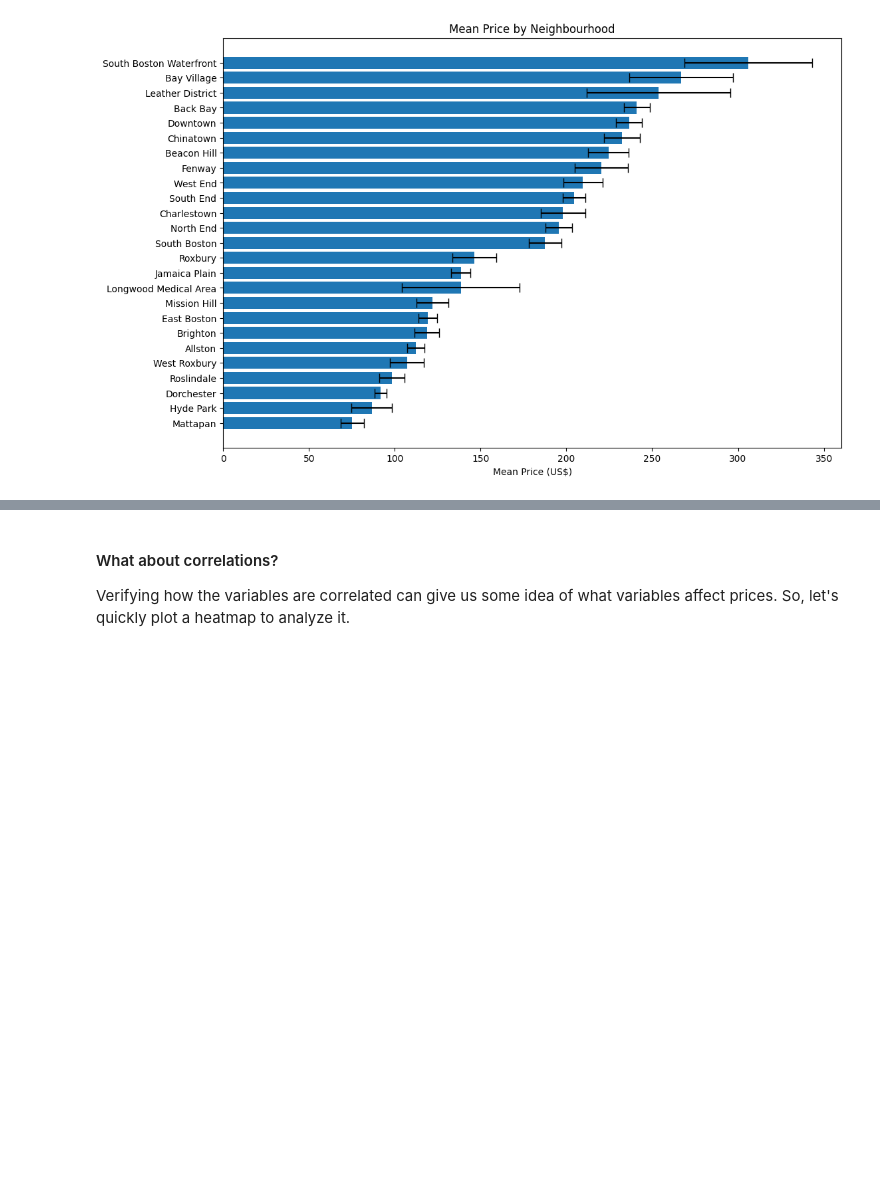
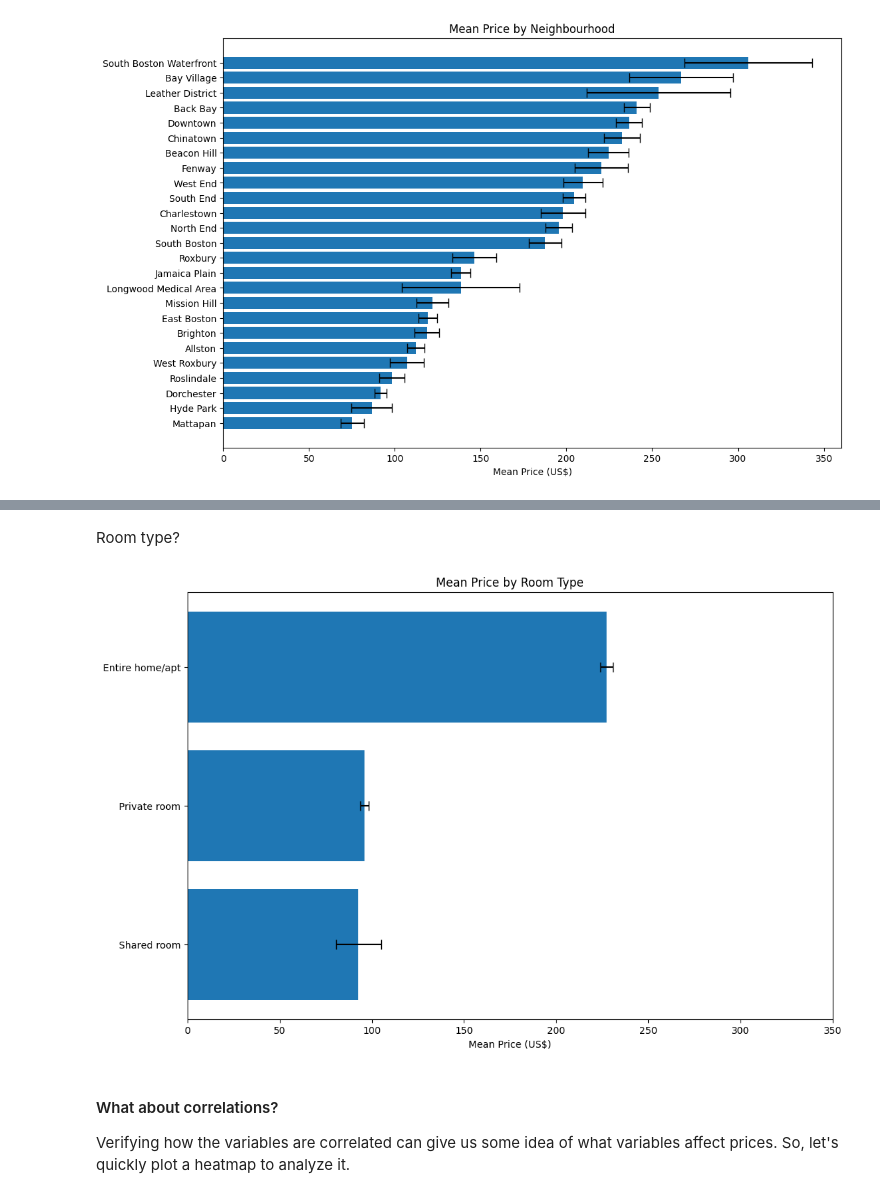
Before and after one commit to daniloarruda13/airbnb-boston-udacity, a Jupyter notebook: Boston_AIRbnb.ipynb, the cells around one changed output, grey strips where cells are left out. Cells and saved outputs as stored; diff of their text form; code cells hidden in the pictures; blank space fills up the shorter version.

```diff
--- a/Boston_AIRbnb.ipynb
+++ b/Boston_AIRbnb.ipynb
@@ -885,3 +909,27 @@ We can see that the prices range from a bit less than 100$ to almost 300$. It is
+# %% [markdown]
+Room type?
+# %%
+#Subsetting the original dataset for ploting
+plot_dataset = listing[['price', 'room_type']]
+
+# Group by neighbourhood and calculate the mean price and standard error
+grouped = plot_dataset.groupby('room_type')['price']
+mean_prices = grouped.mean()
+std_err = grouped.sem()
+
+
+# Sort the mean prices by neighbourhood in ascending order
+sorted_mean_prices = mean_prices.sort_values()
+
+# Plot the sorted mean prices with error bars as horizontal bars
+plt.figure(figsize=(12, 8))
+plt.barh(sorted_mean_prices.index, sorted_mean_prices, xerr=std_err.reindex(sorted_mean_prices.index), capsize=5)
+plt.xlim(0,350)
+plt.title('Mean Price by Room Type')
+plt.xlabel('Mean Price (US$)')
+plt.show()
+# %% [output]
+[figure, added]
 # %% [markdown]
 #### What about correlations?
 Verifying how the variables are correlated can give us some idea of what variables affect prices. So, let's quickly plot a heatmap to analyze it.
```
Also changed, not shown: parts of 4 cells of this notebook.
